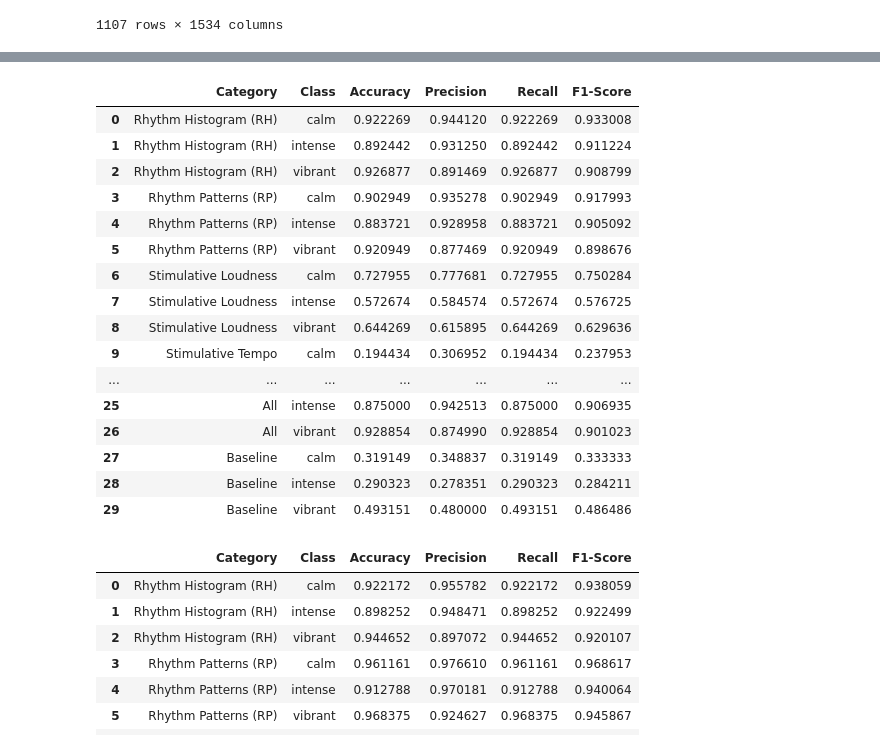
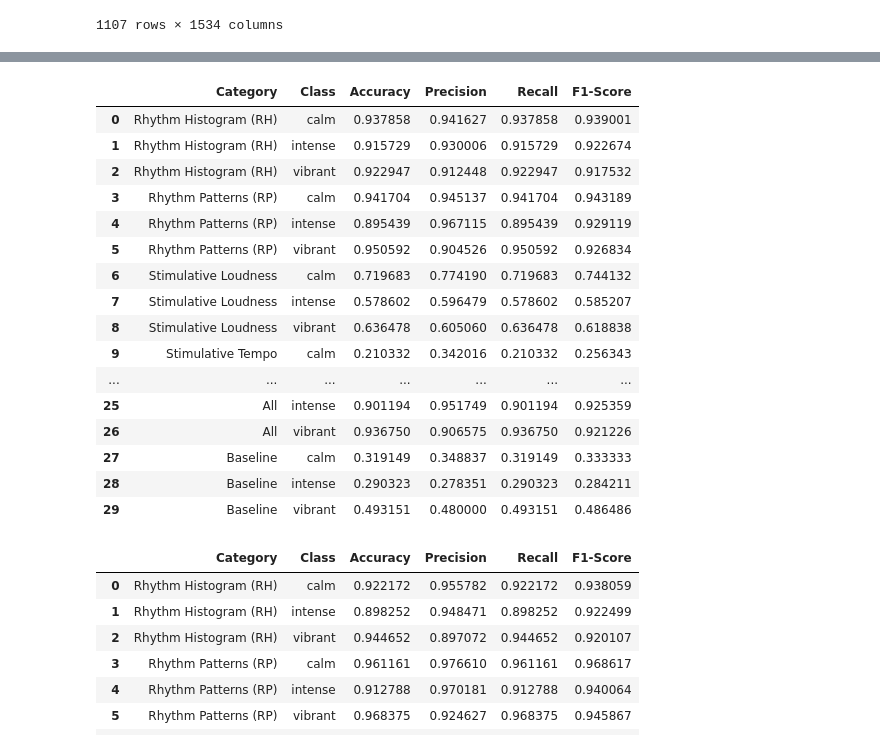
Before and after one commit to miketheofan/msc-in-data-science, a Jupyter notebook: pepmusic_assignment.ipynb, the cells around one changed output, grey strips where cells are left out. Saved outputs shown, nothing was run; the diff lists cells and outputs as text; code cells hidden in the pictures.

```diff
--- a/pepmusic_assignment.ipynb
+++ b/pepmusic_assignment.ipynb
@@ -676,12 +715,13 @@ def produce_results_table(get_columns_by_category, model, train_classifier_func,
     # Convert the list of rows into a DataFrame and return it
     return pd.DataFrame(results)
 # %%
+# This method trains a classifier with a given dataset and returns the results
 def train_classifier(df, model, n_splits=5):
     X = df.drop('clusteringLabel', axis=1)
     y = df['clusteringLabel']
 
     # Split into training and testing sets
-    X_train, X_test, y_train, y_test = train_test_split(X, y, test_size=0.2, random_state=42)
+    X_train, X_test, y_train, y_test = train_test_split(X, y, test_size=0.3, random_state=42)
 
     # Wrap the model with OneVsRestClassifier
     clf = OneVsRestClassifier(model)
@@ -843,24 +912,25 @@ results_table
 | 28 | Baseline | intense | 0.290323 | 0.278351 | 0.290323 | 0.284211 |
 | 29 | Baseline | vibrant | 0.493151 | 0.480000 | 0.493151 | 0.486486 |
 # %%
-model = LGBMClassifier(metric='auc')
-results_table = produce_results_table(get_columns_by_category, model, train_classifier, n_splits=2)
+lgbm_model = LGBMClassifier(metric='auc')
+
+results_table = produce_results_table(get_columns_by_category, lgbm_model, train_classifier)
 results_table
 # %% [output]
 |  | Category | Class | Accuracy | Precision | Recall | F1-Score |
-| 0 | Rhythm Histogram (RH) | calm | 0.922269 | 0.944120 | 0.922269 | 0.933008 |
-| 1 | Rhythm Histogram (RH) | intense | 0.892442 | 0.931250 | 0.892442 | 0.911224 |
-| 2 | Rhythm Histogram (RH) | vibrant | 0.926877 | 0.891469 | 0.926877 | 0.908799 |
-| 3 | Rhythm Patterns (RP) | calm | 0.902949 | 0.935278 | 0.902949 | 0.917993 |
-| 4 | Rhythm Patterns (RP) | intense | 0.883721 | 0.928958 | 0.883721 | 0.905092 |
-| 5 | Rhythm Patterns (RP) | vibrant | 0.920949 | 0.877469 | 0.920949 | 0.898676 |
-| 6 | Stimulative Loudness | calm | 0.727955 | 0.777681 | 0.727955 | 0.750284 |
-| 7 | Stimulative Loudness | intense | 0.572674 | 0.584574 | 0.572674 | 0.576725 |
-| 8 | Stimulative Loudness | vibrant | 0.644269 | 0.615895 | 0.644269 | 0.629636 |
-| 9 | Stimulative Tempo | calm | 0.194434 | 0.306952 | 0.194434 | 0.237953 |
+| 0 | Rhythm Histogram (RH) | calm | 0.937858 | 0.941627 | 0.937858 | 0.939001 |
+| 1 | Rhythm Histogram (RH) | intense | 0.915729 | 0.930006 | 0.915729 | 0.922674 |
+| 2 | Rhythm Histogram (RH) | vibrant | 0.922947 | 0.912448 | 0.922947 | 0.917532 |
+| 3 | Rhythm Patterns (RP) | calm | 0.941704 | 0.945137 | 0.941704 | 0.943189 |
+| 4 | Rhythm Patterns (RP) | intense | 0.895439 | 0.967115 | 0.895439 | 0.929119 |
+| 5 | Rhythm Patterns (RP) | vibrant | 0.950592 | 0.904526 | 0.950592 | 0.926834 |
+| 6 | Stimulative Loudness | calm | 0.719683 | 0.774190 | 0.719683 | 0.744132 |
+| 7 | Stimulative Loudness | intense | 0.578602 | 0.596479 | 0.578602 | 0.585207 |
+| 8 | Stimulative Loudness | vibrant | 0.636478 | 0.605060 | 0.636478 | 0.618838 |
+| 9 | Stimulative Tempo | calm | 0.210332 | 0.342016 | 0.210332 | 0.256343 |
 | ... | ... | ... | ... | ... | ... | ... |
-| 25 | All | intense | 0.875000 | 0.942513 | 0.875000 | 0.906935 |
-| 26 | All | vibrant | 0.928854 | 0.874990 | 0.928854 | 0.901023 |
+| 25 | All | intense | 0.901194 | 0.951749 | 0.901194 | 0.925359 |
+| 26 | All | vibrant | 0.936750 | 0.906575 | 0.936750 | 0.921226 |
 | 27 | Baseline | calm | 0.319149 | 0.348837 | 0.319149 | 0.333333 |
 | 28 | Baseline | intense | 0.290323 | 0.278351 | 0.290323 | 0.284211 |
 | 29 | Baseline | vibrant | 0.493151 | 0.480000 | 0.493151 | 0.486486 |
```
Also changed, not shown: parts of 13 cells of this notebook, 1 other file.
